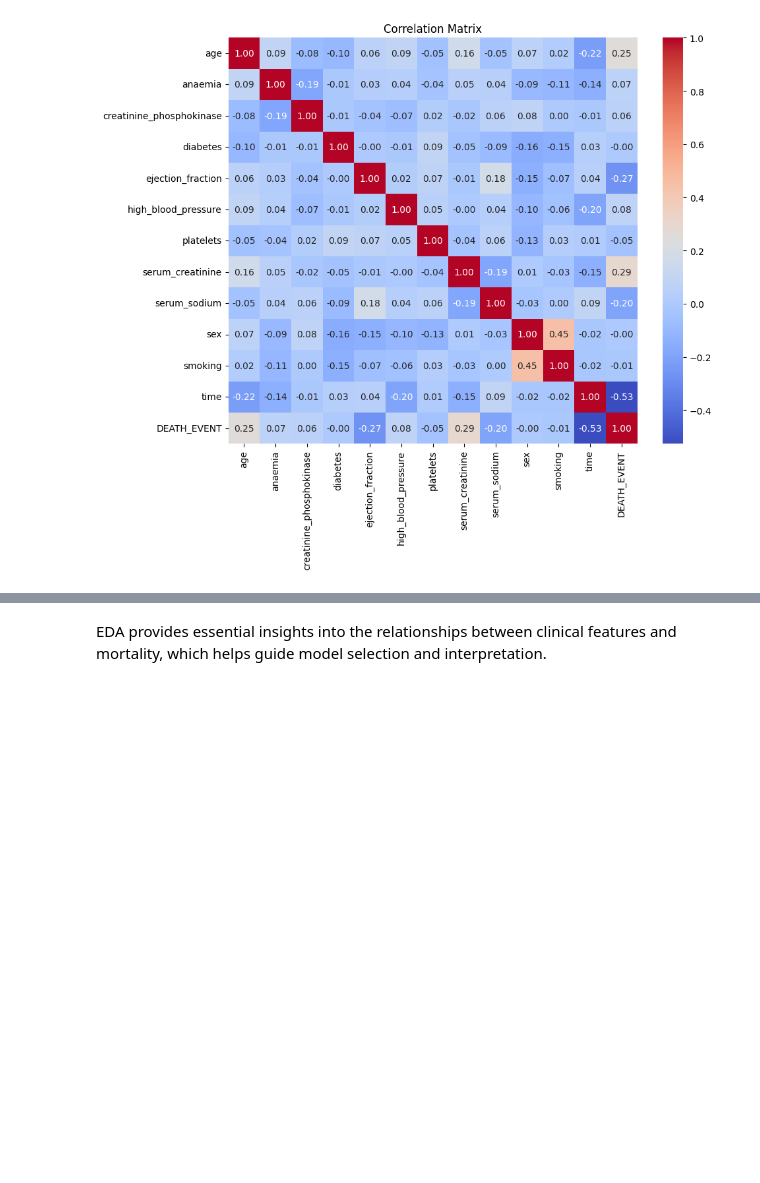
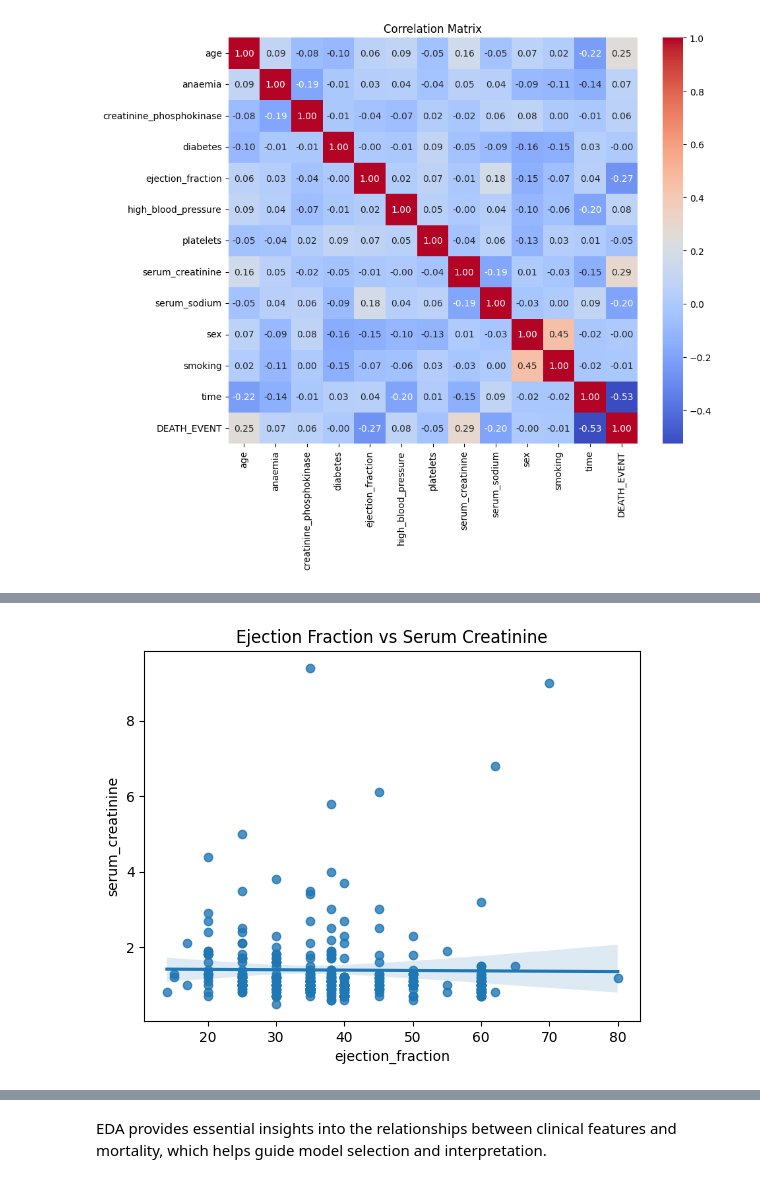
Before and after one commit to taotaokt/CS439_Project, a Jupyter notebook: eda.ipynb, the cells around one changed output, grey strips where cells are left out. Drawn from its saved outputs; the diff is of its cells as text; code cells hidden in the pictures; blank space fills up the shorter version.

```diff
--- a/eda.ipynb
+++ b/eda.ipynb
@@ -181,0 +194,11 @@ for col in num_cols:
+# %%
+sns.regplot(
+    x="ejection_fraction",
+    y="serum_creatinine",
+    data=df
+)
+
+plt.title("Ejection Fraction vs Serum Creatinine")
+plt.show()
+# %% [output]
+[figure, added]
```
Also changed, not shown: parts of 5 cells of this notebook.
